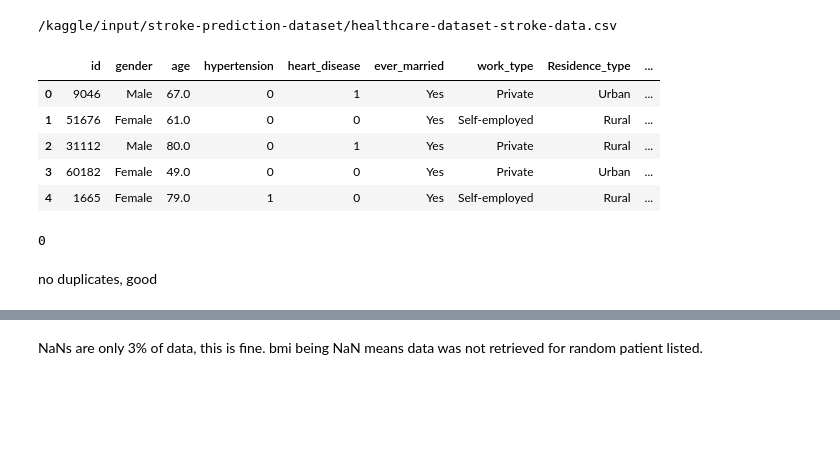
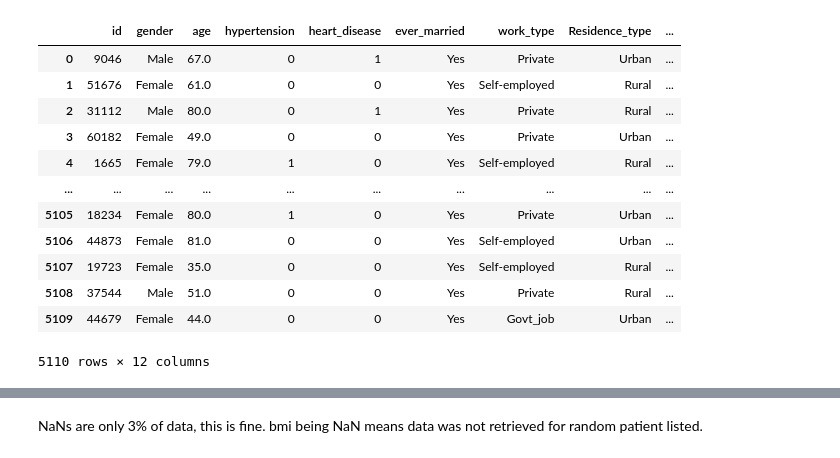
Before and after one commit to joannesmadu/chance-of-stroke, a Jupyter notebook: chance-of-stroke.ipynb, the cells around one changed output, grey strips where cells are left out. Drawn from its saved outputs; the diff is of its cells as text; code cells hidden in the pictures; blank space fills up the shorter version.

Commit message:
chance of stroke JN 5th sept

```diff
--- a/chance-of-stroke.ipynb
+++ b/chance-of-stroke.ipynb
@@ -1,20 +0,0 @@
-# %%
-# This Python 3 environment comes with many helpful analytics libraries installed
-# It is defined by the kaggle/python Docker image: https://github.com/kaggle/docker-python
-# For example, here's several helpful packages to load
-
-import numpy as np # linear algebra
-import pandas as pd # data processing, CSV file I/O (e.g. pd.read_csv)
-
-# Input data files are available in the read-only "../input/" directory
-# For example, running this (by clicking run or pressing Shift+Enter) will list all files under the input directory
-
-import os
-for dirname, _, filenames in os.walk('/kaggle/input'):
-    for filename in filenames:
-        print(os.path.join(dirname, filename))
-
-# You can write up to 20GB to the current directory (/kaggle/working/) that gets preserved as output when you create a version using "Save & Run All"
-# You can also write temporary files to /kaggle/temp/, but they won't be saved outside of the current session
-# %% [output]
-/kaggle/input/stroke-prediction-dataset/healthcare-dataset-stroke-data.csv
@@ -21,22 +4,21 @@ for dirname, _, filenames in os.walk('/kaggle/input'):
 # %%
-#import dataset
-data = pd.read_csv("/kaggle/input/stroke-prediction-dataset/healthcare-dataset-stroke-data.csv")
+data = pd.read_csv("/Users/jmadu1/Documents/healthcare-dataset-stroke-data.csv")
+data
+# %% [output]
+|  | id | gender | age | hypertension | heart_disease | ever_married | work_type | Residence_type | ... |
+| 0 | 9046 | Male | 67.0 | 0 | 1 | Yes | Private | Urban | ... |
+| 1 | 51676 | Female | 61.0 | 0 | 0 | Yes | Self-employed | Rural | ... |
+| 2 | 31112 | Male | 80.0 | 0 | 1 | Yes | Private | Rural | ... |
+| 3 | 60182 | Female | 49.0 | 0 | 0 | Yes | Private | Urban | ... |
+| 4 | 1665 | Female | 79.0 | 1 | 0 | Yes | Self-employed | Rural | ... |
+| ... | ... | ... | ... | ... | ... | ... | ... | ... | ... |
+| 5105 | 18234 | Female | 80.0 | 1 | 0 | Yes | Private | Urban | ... |
+| 5106 | 44873 | Female | 81.0 | 0 | 0 | Yes | Self-employed | Urban | ... |
+| 5107 | 19723 | Female | 35.0 | 0 | 0 | Yes | Self-employed | Rural | ... |
+| 5108 | 37544 | Male | 51.0 | 0 | 0 | Yes | Private | Rural | ... |
+| 5109 | 44679 | Female | 44.0 | 0 | 0 | Yes | Govt_job | Urban | ... |
+5110 rows × 12 columns
-# %%
-data.head()
-# %% [output]
-|  | id | gender | age | hypertension | heart_disease | ever_married | work_type | Residence_type | ... |
-| 0 | 9046 | Male | 67.0 | 0 | 1 | Yes | Private | Urban | ... |
-| 1 | 51676 | Female | 61.0 | 0 | 0 | Yes | Self-employed | Rural | ... |
-| 2 | 31112 | Male | 80.0 | 0 | 1 | Yes | Private | Rural | ... |
-| 3 | 60182 | Female | 49.0 | 0 | 0 | Yes | Private | Urban | ... |
-| 4 | 1665 | Female | 79.0 | 1 | 0 | Yes | Self-employed | Rural | ... |
 # %%
 #declare X and y
 X = data.drop(columns='stroke')
 y = data['stroke']
-# %%
-data.duplicated().sum()
-# %% [output]
-0
-# %% [markdown]
-no duplicates, good
```
Also changed, not shown: parts of 12 cells of this notebook.
